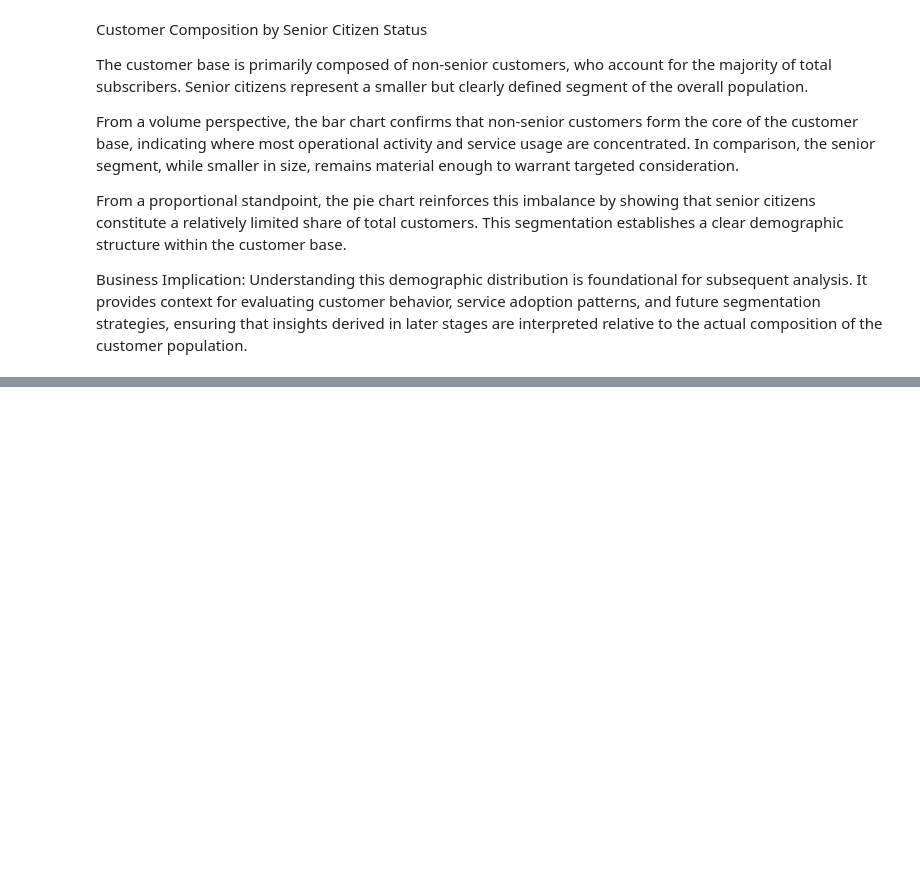
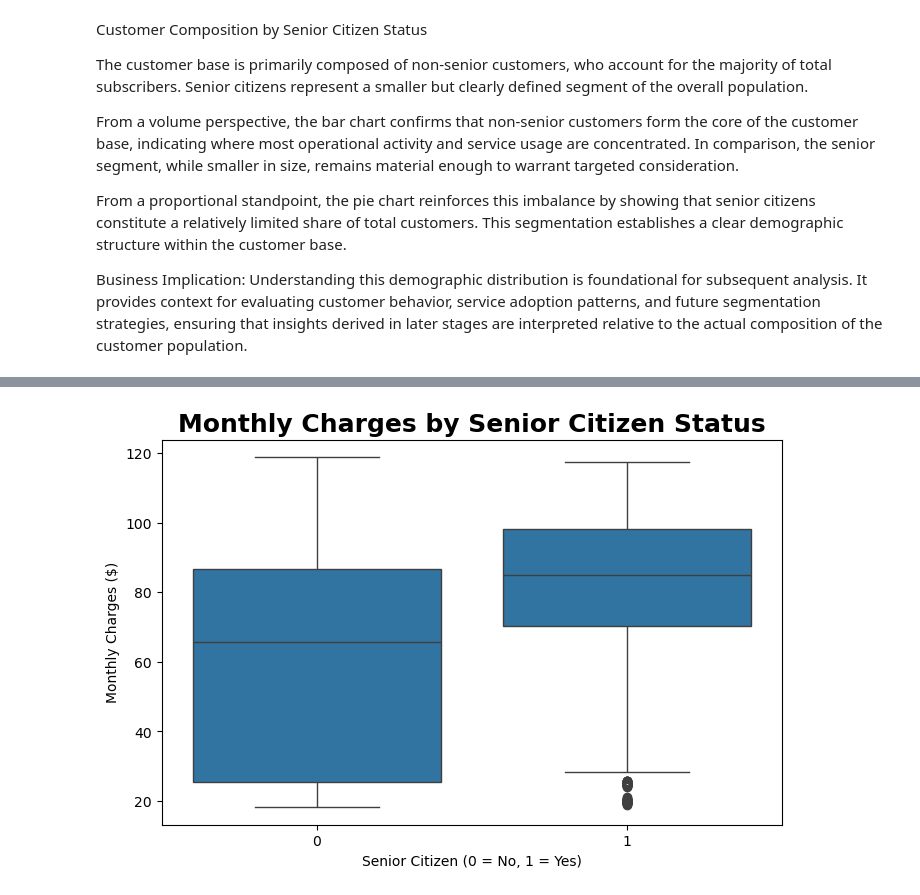
Before and after one commit to Tochukwu-d/SaiKet-Systems-Internship-Project, a Jupyter notebook: task3/code_task3.ipynb, the cells around one changed output, grey strips where cells are left out. Cells and saved outputs as stored; diff of their text form; code cells hidden in the pictures; blank space fills up the shorter version.

```diff
--- a/task3/code_task3.ipynb
+++ b/task3/code_task3.ipynb
@@ -170,0 +180,11 @@ Understanding this demographic distribution is foundational for subsequent analy
+# %%
+# Analysis 1
+
+plt.figure(figsize=(8, 5))
+sns.boxplot(x='SeniorCitizen', y='MonthlyCharges', data=df)
+plt.title('Monthly Charges by Senior Citizen Status', fontweight='bold', fontsize=18)
+plt.xlabel('Senior Citizen (0 = No, 1 = Yes)')
+plt.ylabel('Monthly Charges ($)')
+plt.show()
+# %% [output]
+[figure, added]
```
Also changed, not shown: parts of 8 cells of this notebook.
